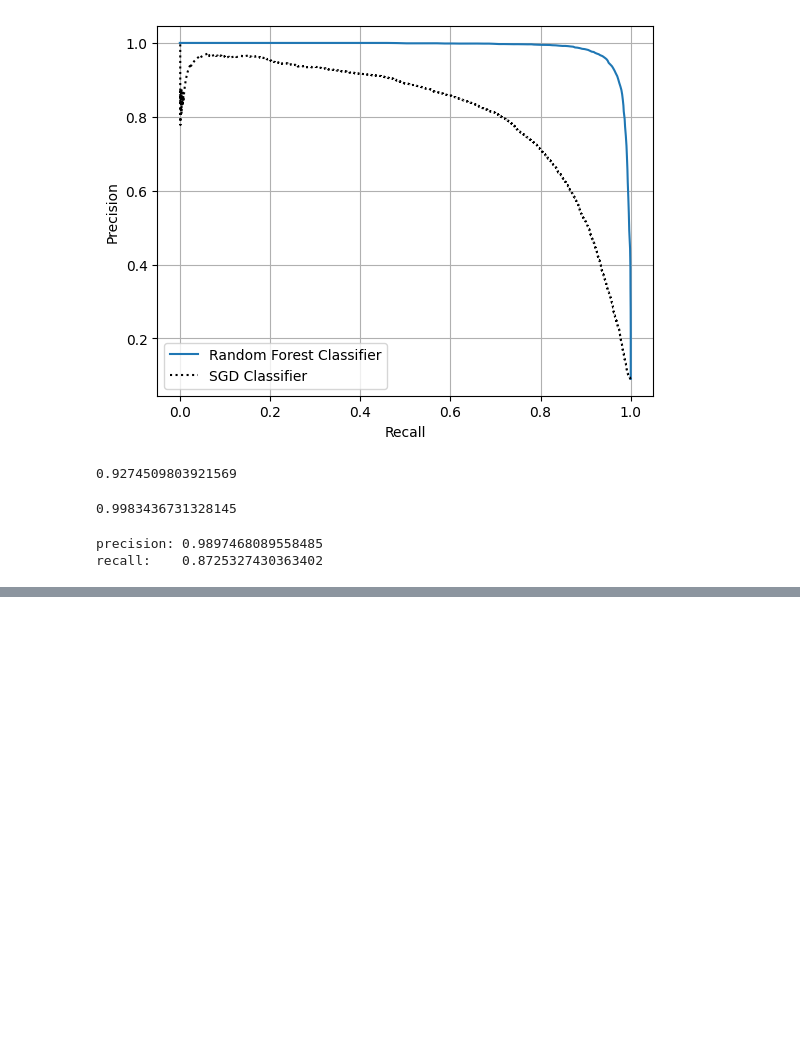
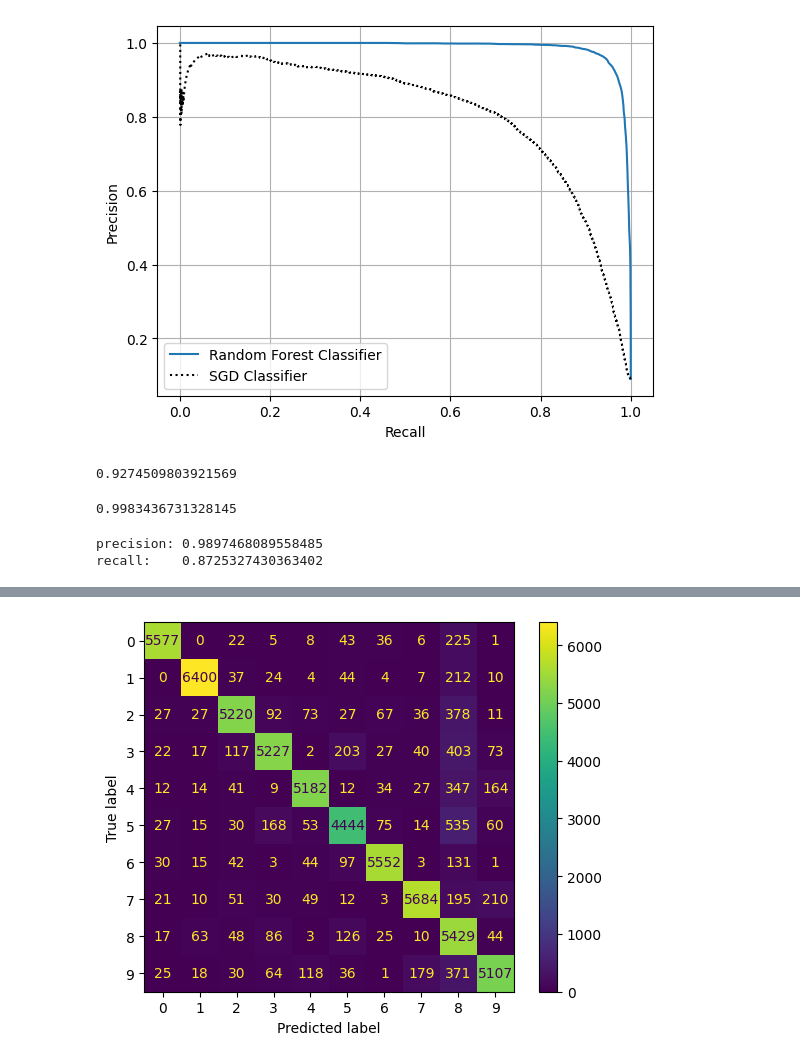
Before and after one commit to fractalate/study-geron-hands-on-machine-learning-with-scikit-learn-keras-and-tensorflow, a Jupyter notebook: Chapter 03/Notebook.ipynb, the cells around one changed output, grey strips where cells are left out. Saved outputs shown, nothing was run; the diff lists cells and outputs as text; code cells hidden in the pictures; blank space fills up the shorter version.

```diff
--- a/Chapter 03/Notebook.ipynb
+++ b/Chapter 03/Notebook.ipynb
@@ -324,0 +391,4 @@ recall:    0.8725327430363402
+# %%
+y_train_pred = cross_val_predict(sgd_clf, X_train_scaled, y_train, cv=3, n_jobs=-1)
+# %% [output]
+[figure, added]
```
Also changed, not shown: parts of 20 cells of this notebook, 1 other file.
